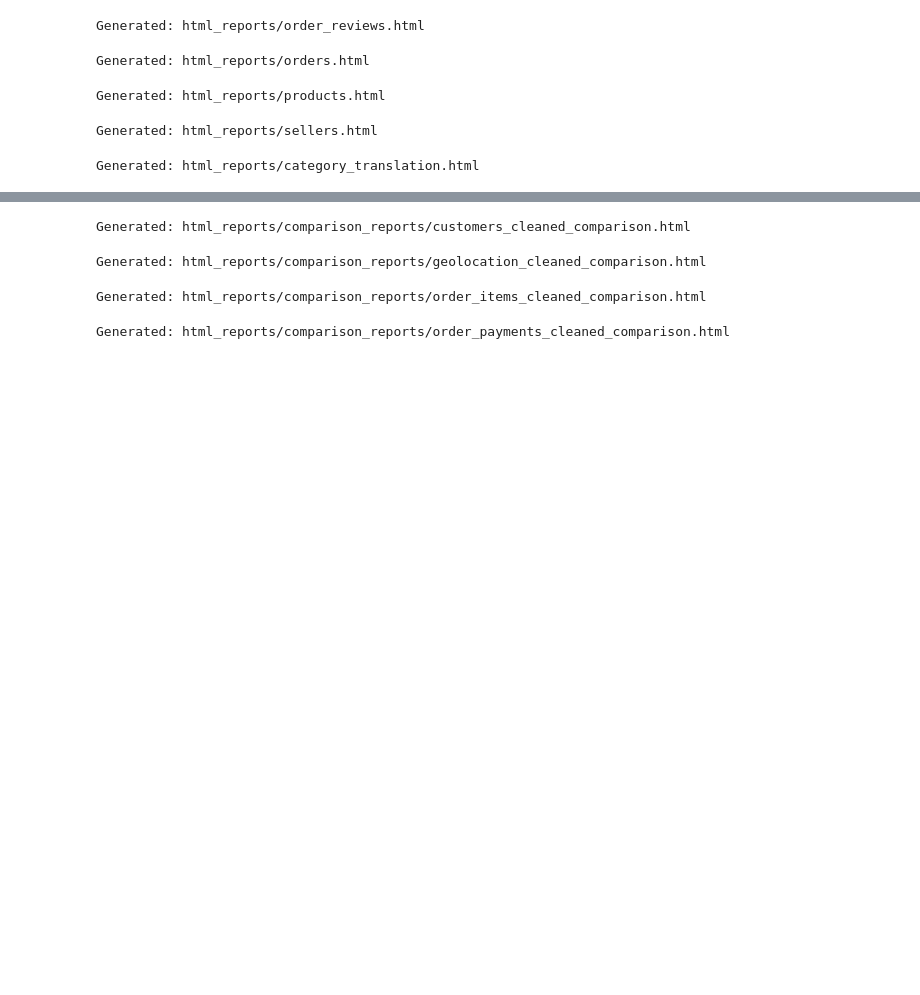
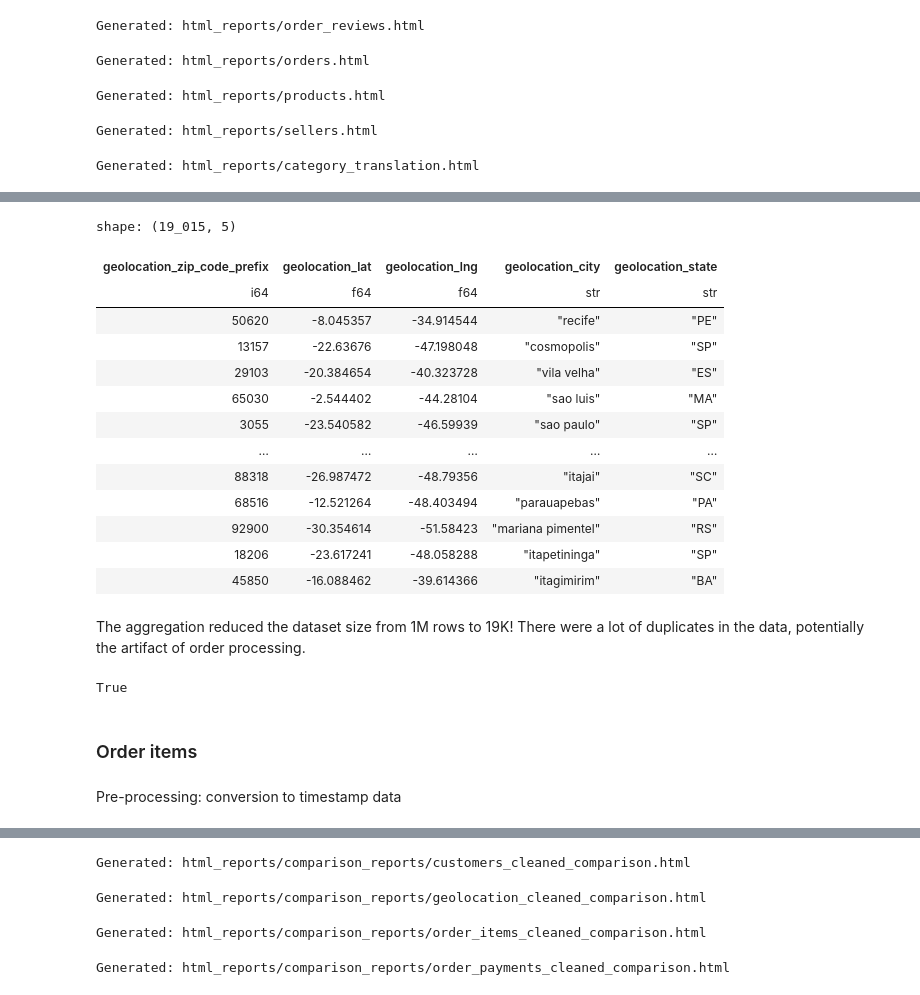
Before and after one commit to SleGort/olist_project, a Jupyter notebook: notebooks/eda.ipynb, the cells around one changed output, grey strips where cells are left out. Saved outputs shown, nothing was run; the diff lists cells and outputs as text; code cells hidden in the pictures; blank space fills up the shorter version.

Commit message:
initial data exploration and silver preprocessing

```diff
--- a/notebooks/eda.ipynb
+++ b/notebooks/eda.ipynb
@@ -121,0 +204,30 @@ Generated: html_reports/category_translation.html
+# %%
+geolocation = geolocation.group_by("geolocation_zip_code_prefix").agg(
+    pl.col("geolocation_lat").mean(),
+    pl.col("geolocation_lng").mean(),
+    pl.col("geolocation_city").mode().first(),
+    pl.col("geolocation_state").mode().first(),
+)
+
+geolocation
+# %% [output]
+shape: (19_015, 5)
+| geolocation_zip_code_prefix | geolocation_lat | geolocation_lng | geolocation_city | geolocation_state |
+| i64 | f64 | f64 | str | str |
+| 50620 | -8.045357 | -34.914544 | "recife" | "PE" |
+| 13157 | -22.63676 | -47.198048 | "cosmopolis" | "SP" |
+| 29103 | -20.384654 | -40.323728 | "vila velha" | "ES" |
+| 65030 | -2.544402 | -44.28104 | "sao luis" | "MA" |
+| 3055 | -23.540582 | -46.59939 | "sao paulo" | "SP" |
+| … | … | … | … | … |
+| 88318 | -26.987472 | -48.79356 | "itajai" | "SC" |
+| 68516 | -12.521264 | -48.403494 | "parauapebas" | "PA" |
+| 92900 | -30.354614 | -51.58423 | "mariana pimentel" | "RS" |
+| 18206 | -23.617241 | -48.058288 | "itapetininga" | "SP" |
+| 45850 | -16.088462 | -39.614366 | "itagimirim" | "BA" |
+# %% [markdown]
+The aggregation reduced the dataset size from 1M rows to 19K! There were a lot of duplicates in the data, potentially the artifact of order processing.
+# %%
+geolocation["geolocation_zip_code_prefix"].is_unique().all()
+# %% [output]
+True
@@ -121,0 +236,4 @@ Generated: html_reports/category_translation.html
+# %% [markdown]
+### Order items
+# %% [markdown]
+Pre-processing: conversion to timestamp data
```
Also changed, not shown: parts of 65 cells of this notebook.
